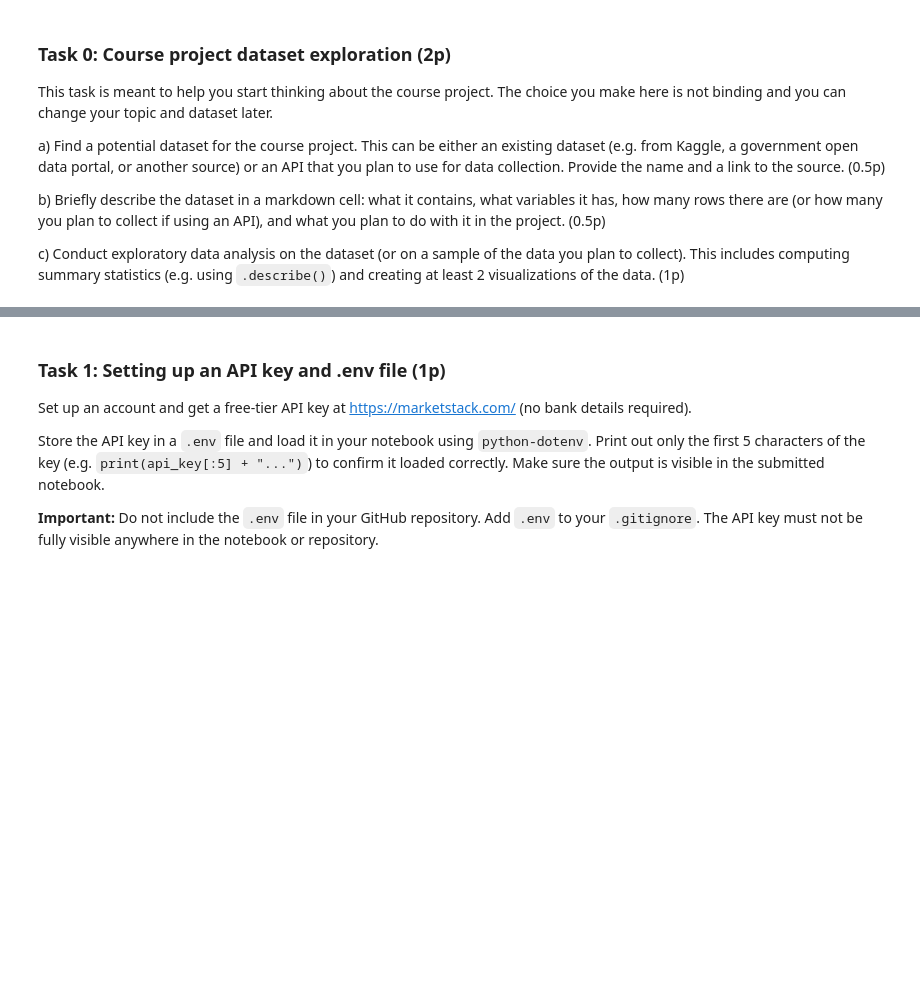
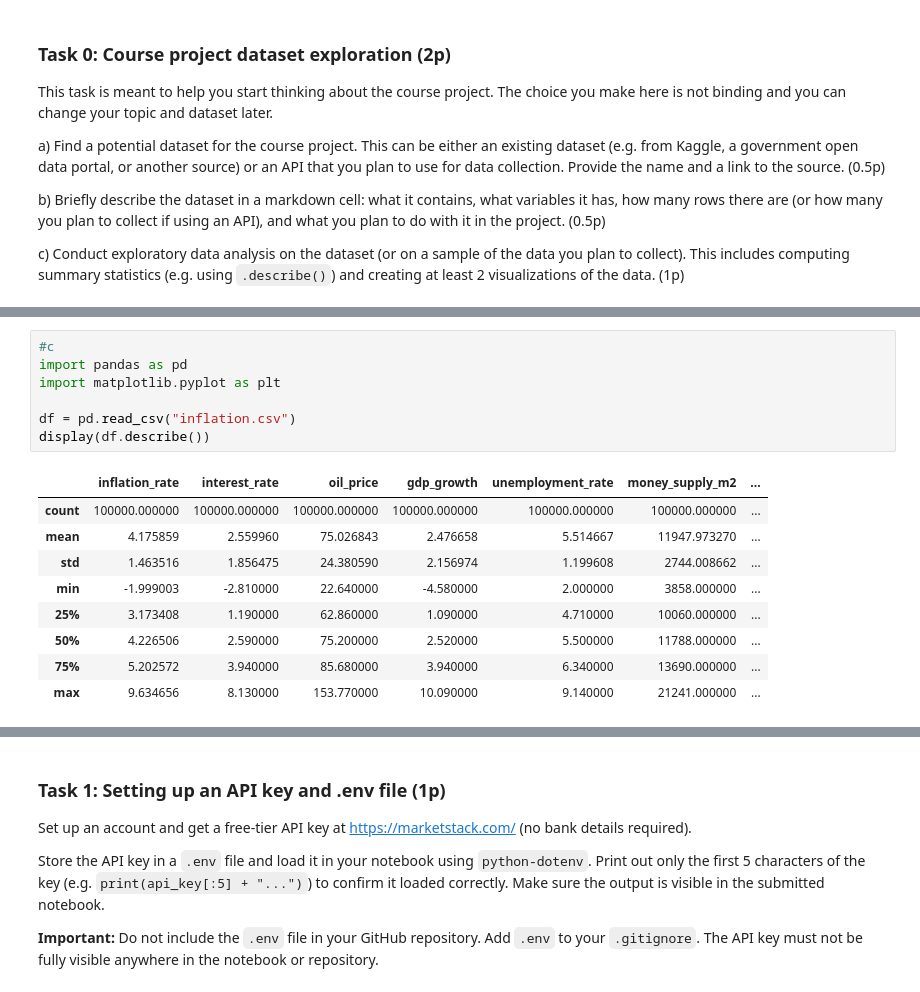
Before and after one commit to natthiyav/Natthiya-Veerakul, a Jupyter notebook: Assignments/Assignment2/assignment2.ipynb, the cells around one changed output, grey strips where cells are left out. Cells and saved outputs as stored; diff of their text form; blank space fills up the shorter version.

```diff
--- a/Assignments/Assignment2/assignment2.ipynb
+++ b/Assignments/Assignment2/assignment2.ipynb
@@ -62,0 +74,17 @@ c) Conduct exploratory data analysis on the dataset (or on a sample of the data
+# %%
+#c
+import pandas as pd
+import matplotlib.pyplot as plt
+
+df = pd.read_csv("inflation.csv")
+display(df.describe())
+# %% [output]
+|  | inflation_rate | interest_rate | oil_price | gdp_growth | unemployment_rate | money_supply_m2 | ... |
+| count | 100000.000000 | 100000.000000 | 100000.000000 | 100000.000000 | 100000.000000 | 100000.000000 | ... |
+| mean | 4.175859 | 2.559960 | 75.026843 | 2.476658 | 5.514667 | 11947.973270 | ... |
+| std | 1.463516 | 1.856475 | 24.380590 | 2.156974 | 1.199608 | 2744.008662 | ... |
+| min | -1.999003 | -2.810000 | 22.640000 | -4.580000 | 2.000000 | 3858.000000 | ... |
+| 25% | 3.173408 | 1.190000 | 62.860000 | 1.090000 | 4.710000 | 10060.000000 | ... |
+| 50% | 4.226506 | 2.590000 | 75.200000 | 2.520000 | 5.500000 | 11788.000000 | ... |
+| 75% | 5.202572 | 3.940000 | 85.680000 | 3.940000 | 6.340000 | 13690.000000 | ... |
+| max | 9.634656 | 8.130000 | 153.770000 | 10.090000 | 9.140000 | 21241.000000 | ... |
```
Also changed, not shown: parts of 8 cells of this notebook, 1 other file.
